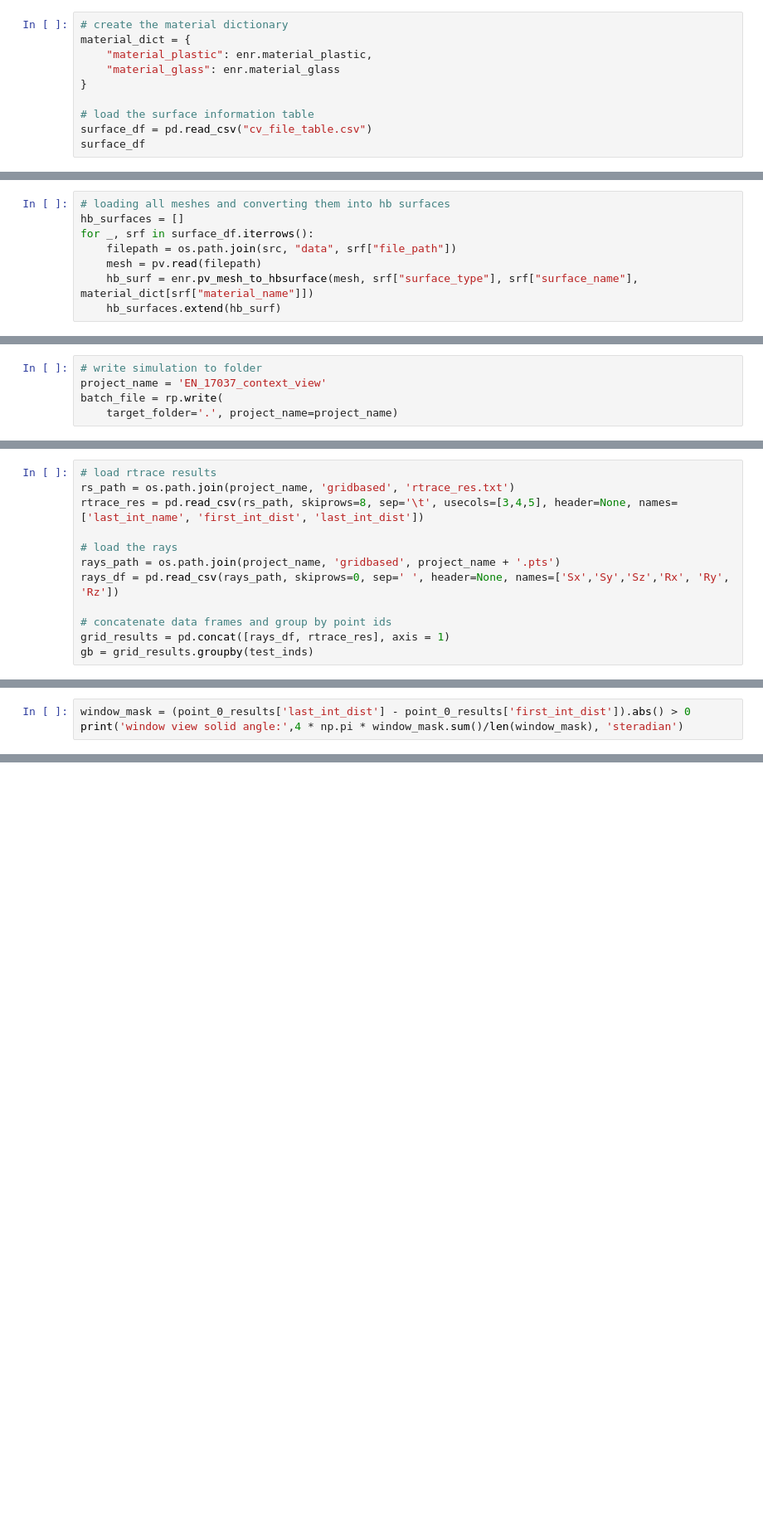
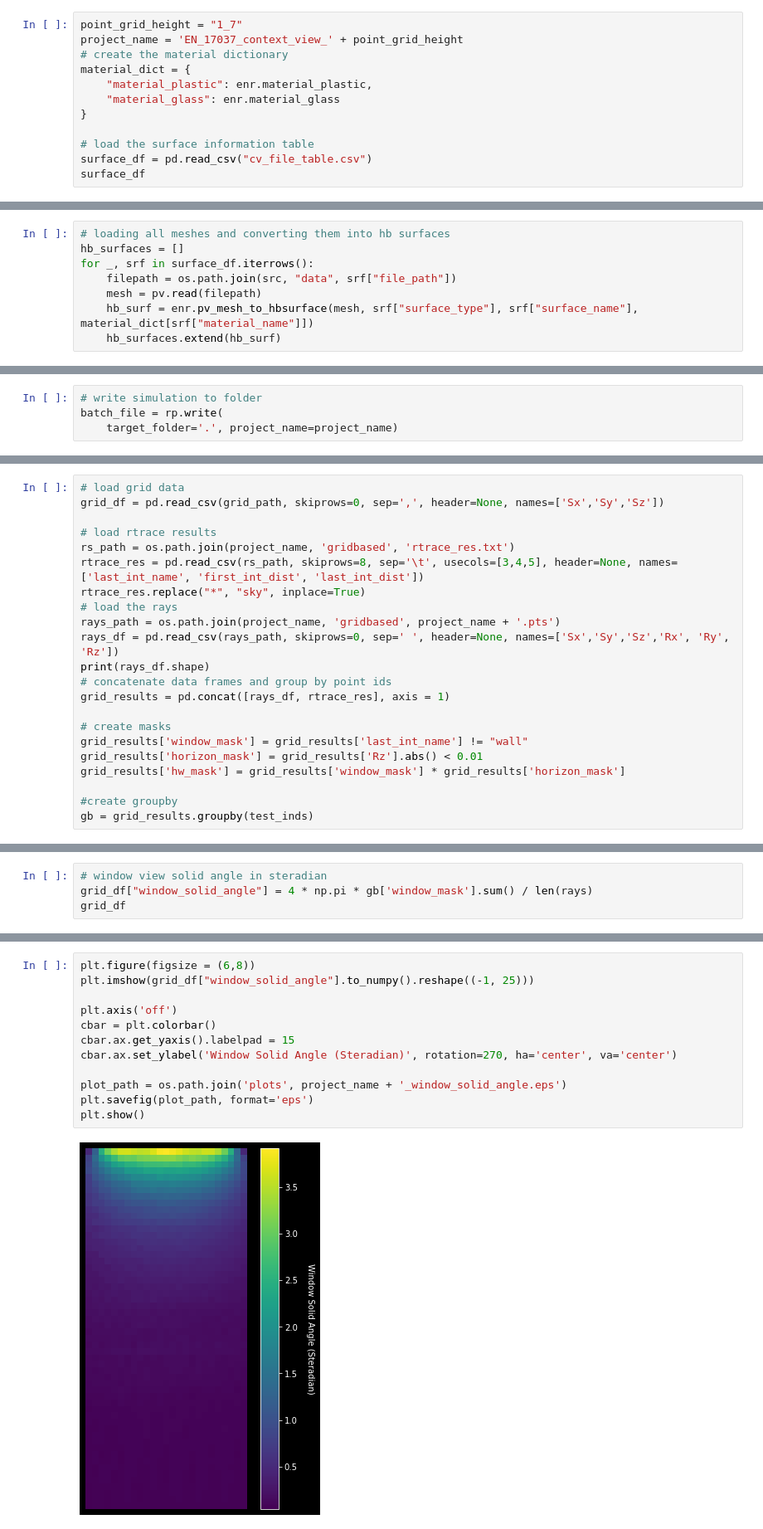
Before and after one commit to shervinazadi/EN_17037_Compliance, a Jupyter notebook: final_notebooks/context_view.ipynb, the cells around one changed output, grey strips where cells are left out. Shown at 83% size. Cells and saved outputs as stored; diff of their text form; blank space fills up the shorter version.

Commit message:
reciepies updated and commented, figures are generated as well

```diff
--- a/final_notebooks/context_view.ipynb
+++ b/final_notebooks/context_view.ipynb
@@ -13,4 +24,6 @@ src = os.path.dirname(cwd)
 # %%
+point_grid_height = "1_7"
+project_name = 'EN_17037_context_view_' + point_grid_height
 # create the material dictionary
 material_dict = {
     "material_plastic": enr.material_plastic,
@@ -52,5 +84,4 @@ rp = enr.ContextViewGridBased(analysis_grids=(analysis_grid,),
 # %%
 # write simulation to folder
-project_name = 'EN_17037_context_view'
 batch_file = rp.write(
     target_folder='.', project_name=project_name)
@@ -60,12 +101,22 @@ rp.run(batch_file, debug=False)
 # %%
+# load grid data
+grid_df = pd.read_csv(grid_path, skiprows=0, sep=',', header=None, names=['Sx','Sy','Sz'])
+
 # load rtrace results
 rs_path = os.path.join(project_name, 'gridbased', 'rtrace_res.txt')
 rtrace_res = pd.read_csv(rs_path, skiprows=8, sep='\t', usecols=[3,4,5], header=None, names=['last_int_name', 'first_int_dist', 'last_int_dist'])
-
+rtrace_res.replace("*", "sky", inplace=True)
 # load the rays
 rays_path = os.path.join(project_name, 'gridbased', project_name + '.pts')
 rays_df = pd.read_csv(rays_path, skiprows=0, sep=' ', header=None, names=['Sx','Sy','Sz','Rx', 'Ry', 'Rz'])
-
+print(rays_df.shape)
 # concatenate data frames and group by point ids
 grid_results = pd.concat([rays_df, rtrace_res], axis = 1)
+
+# create masks
+grid_results['window_mask'] = grid_results['last_int_name'] != "wall"
+grid_results['horizon_mask'] = grid_results['Rz'].abs() < 0.01
+grid_results['hw_mask'] = grid_results['window_mask'] * grid_results['horizon_mask']
+
+#create groupby
 gb = grid_results.groupby(test_inds)
@@ -88,3 +127,4 @@ point_0_results
 # %%
-window_mask = (point_0_results['last_int_dist'] - point_0_results['first_int_dist']).abs() > 0
-print('window view solid angle:',4 * np.pi * window_mask.sum()/len(window_mask), 'steradian')
+# window view solid angle in steradian
+grid_df["window_solid_angle"] = 4 * np.pi * gb['window_mask'].sum() / len(rays)
+grid_df
@@ -106,0 +145,14 @@ p.show(use_ipyvtk=True)
+# %%
+plt.figure(figsize = (6,8))
+plt.imshow(grid_df["window_solid_angle"].to_numpy().reshape((-1, 25)))
+
+plt.axis('off')
+cbar = plt.colorbar()
+cbar.ax.get_yaxis().labelpad = 15
+cbar.ax.set_ylabel('Window Solid Angle (Steradian)', rotation=270, ha='center', va='center')
+
+plot_path = os.path.join('plots', project_name + '_window_solid_angle.eps')
+plt.savefig(plot_path, format='eps')
+plt.show()
+# %% [output]
+[figure, added]
```
Also changed, not shown: parts of 38 cells of this notebook, 2 other files.
